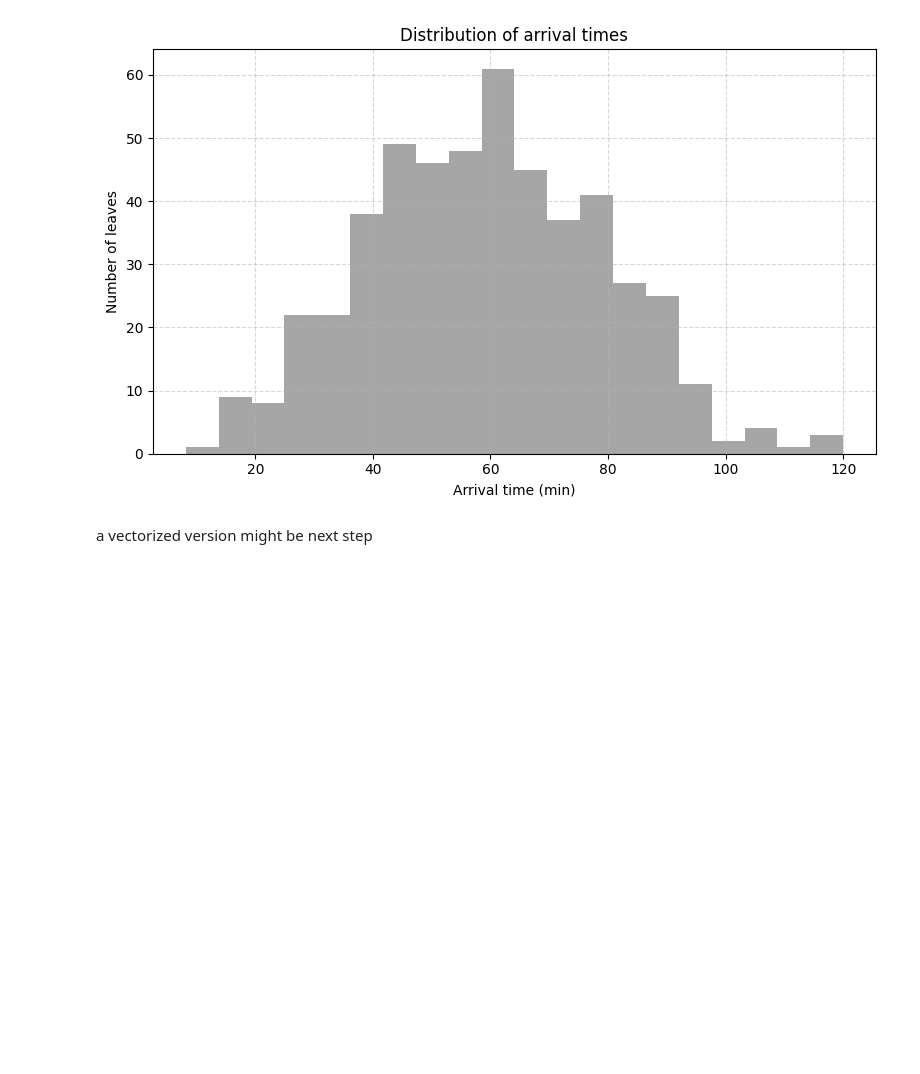
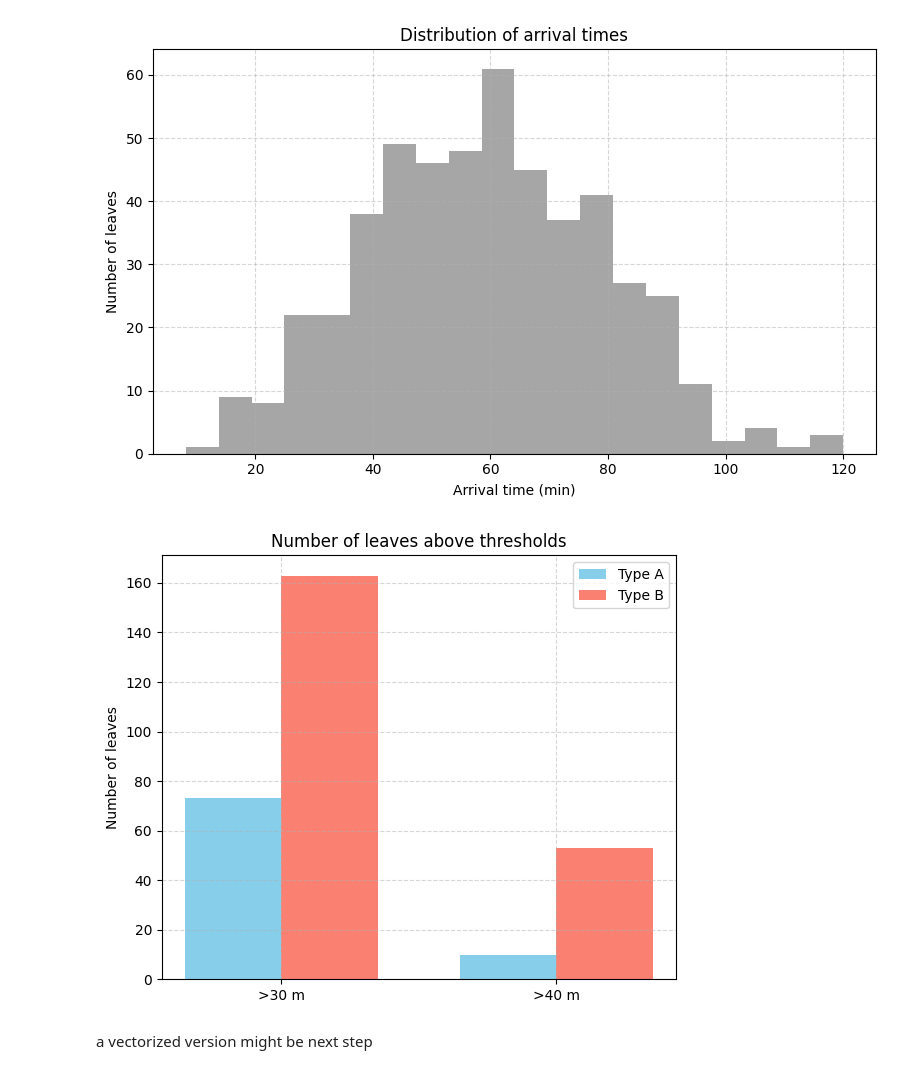
Before and after one commit to kleineidam/LeafTransport, a Jupyter notebook: ants.ipynb, the cells around one changed output. Cells and saved outputs as stored; diff of their text form; code cells hidden in the pictures; blank space fills up the shorter version.

```diff
--- a/ants.ipynb
+++ b/ants.ipynb
@@ -420,6 +420,35 @@ plt.show()
 [figure]
 [figure]
 [figure]
+# %%
+# Thresholds
+thresholds = [30, 40]
+
+# Prepare counts
+counts_A = []
+counts_B = []
+
+for threshold in thresholds:
+    counts_A.append(np.sum(leaves_distance[:num_leaves_A] > threshold))
+    counts_B.append(np.sum(leaves_distance[num_leaves_A:] > threshold))
+
+# Bar plot
+bar_width = 0.35
+x = np.arange(len(thresholds))
+
+plt.figure(figsize=(6, 5))
+plt.bar(x - bar_width/2, counts_A, width=bar_width, color='skyblue', label='Type A')
+plt.bar(x + bar_width/2, counts_B, width=bar_width, color='salmon', label='Type B')
+
+plt.xticks(x, [f">{t} m" for t in thresholds])
+plt.ylabel("Number of leaves")
+plt.title("Number of leaves above thresholds")
+plt.legend()
+plt.grid(True, linestyle='--', alpha=0.5)
+plt.tight_layout()
+plt.show()
+# %% [output]
+[figure, added]
 # %% [markdown]
 a vectorized version might be next step
 # %% [markdown]
```
Also changed, not shown: parts of 4 cells of this notebook.
